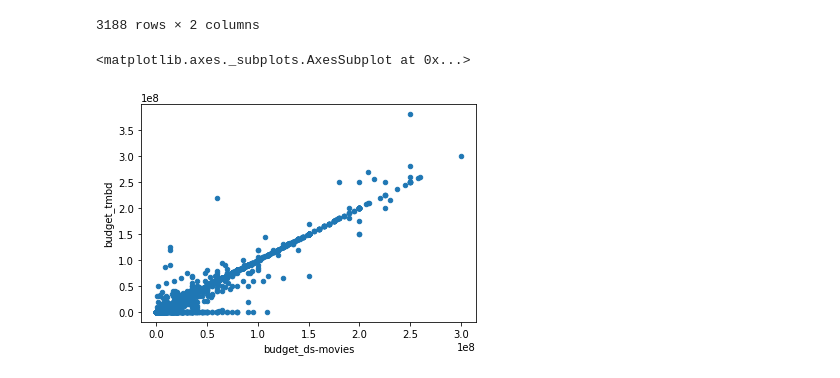
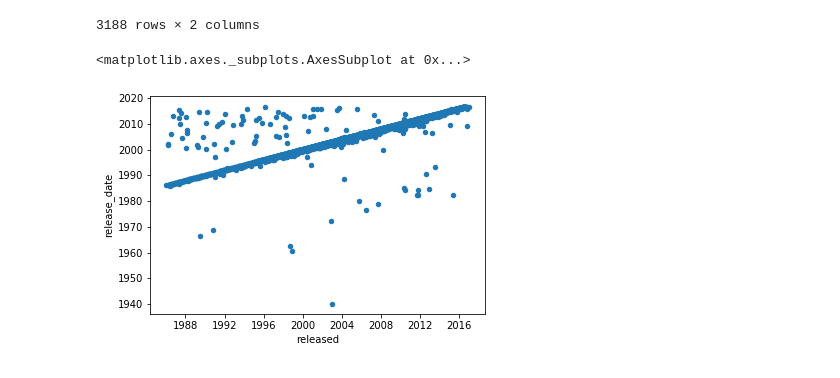
Before and after one commit to Daniel-Schroeder15/Movies_project, a Jupyter notebook: Final_Project_GroupC_DataClean.ipynb, the cells around one changed output. Drawn from its saved outputs; the diff is of its cells as text; code cells hidden in the pictures.

```diff
--- a/Final_Project_GroupC_DataClean.ipynb
+++ b/Final_Project_GroupC_DataClean.ipynb
@@ -260,7 +300,8 @@ def fill_missing_budget(df, dsmovies_column, tmbd_column):
-# %%
-# Run the function to fill 0 values on ds_movies column
-fill_missing_budget(Movies_df, 'budget_ds-movies', 'budget_tmbd')
-Movies_df.fillna(0).plot(x='budget_ds-movies', y='budget_tmbd', kind='scatter')
-# %% [output]
-<matplotlib.axes._subplots.AxesSubplot at 0x...>
-[figure, removed]
+# %%
+# Plotting release date columns
+Movies_df['released'] = pd.to_datetime(Movies_df['released'])
+Movies_df['release_date'] = pd.to_datetime(Movies_df['release_date'])
+Movies_df.plot(x='released', y='release_date', kind='scatter')
+# %% [output]
+<matplotlib.axes._subplots.AxesSubplot at 0x...>
+[figure, added]
```
Also changed, not shown: parts of 13 cells of this notebook, 1 other file.
